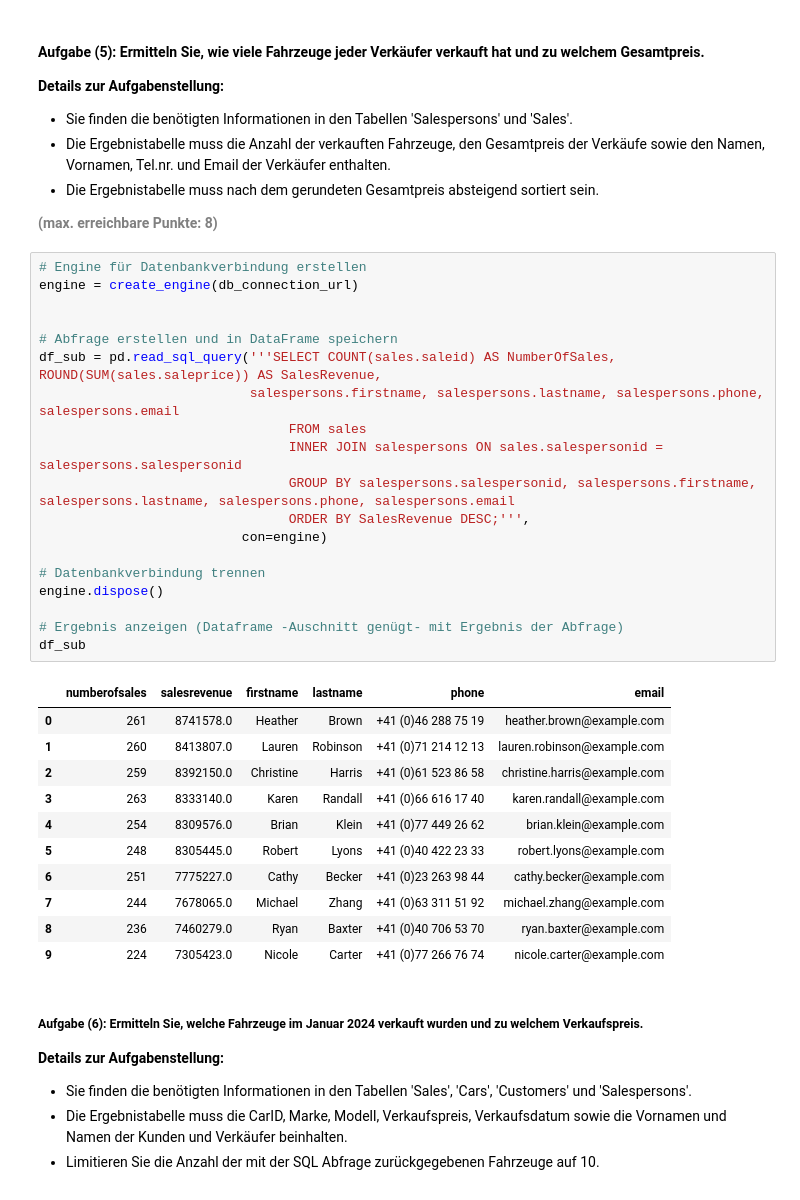
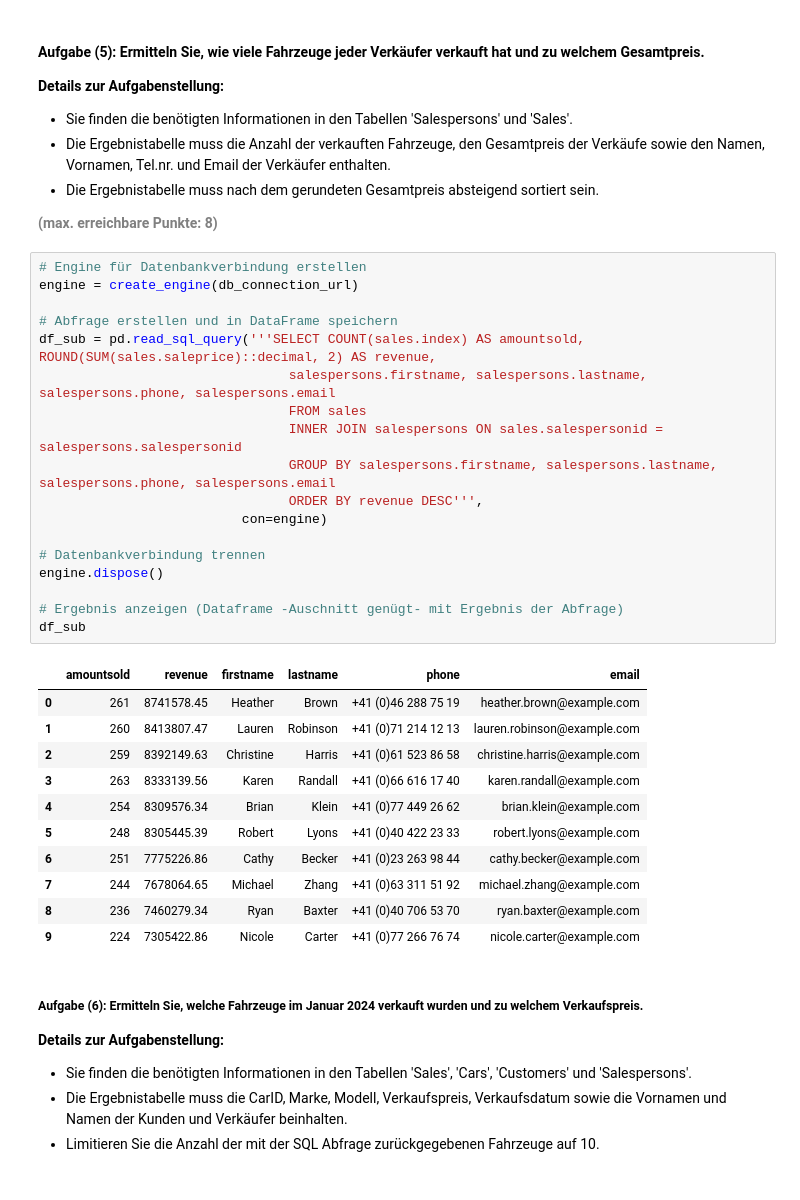
Before and after one commit to zempcol1/python_postgresql_pgadmin, a Jupyter notebook: HS24 EXAM/AP01_Mgmt_Nutzung_Relationale_Daten.ipynb, the cells around one changed output. Drawn from its saved outputs; the diff is of its cells as text.

```diff
--- a/HS24 EXAM/AP01_Mgmt_Nutzung_Relationale_Daten.ipynb
+++ b/HS24 EXAM/AP01_Mgmt_Nutzung_Relationale_Daten.ipynb
@@ -332,34 +327,33 @@ df_sub
 # %%
 # Engine für Datenbankverbindung erstellen
 engine = create_engine(db_connection_url)
 
-
 # Abfrage erstellen und in DataFrame speichern
-df_sub = pd.read_sql_query('''SELECT COUNT(sales.saleid) AS NumberOfSales, ROUND(SUM(sales.saleprice)) AS SalesRevenue,
-                           salespersons.firstname, salespersons.lastname, salespersons.phone, salespersons.email
+df_sub = pd.read_sql_query('''SELECT COUNT(sales.index) AS amountsold, ROUND(SUM(sales.saleprice)::decimal, 2) AS revenue,
+                                salespersons.firstname, salespersons.lastname, salespersons.phone, salespersons.email
                                 FROM sales
                                 INNER JOIN salespersons ON sales.salespersonid = salespersons.salespersonid
-                                GROUP BY salespersons.salespersonid, salespersons.firstname, salespersons.lastname, salespersons.phone, salespersons.email
-                                ORDER BY SalesRevenue DESC;''',
+                                GROUP BY salespersons.firstname, salespersons.lastname, salespersons.phone, salespersons.email
+                                ORDER BY revenue DESC''',
                           con=engine)
 
 # Datenbankverbindung trennen
 engine.dispose()
 
 # Ergebnis anzeigen (Dataframe -Auschnitt genügt- mit Ergebnis der Abfrage)
 df_sub
 # %% [output]
-|  | numberofsales | salesrevenue | firstname | lastname | phone | email |
-| 0 | 261 | 8741578.0 | Heather | Brown | +41 (0)46 288 75 19 | heather.brown@example.com |
-| 1 | 260 | 8413807.0 | Lauren | Robinson | +41 (0)71 214 12 13 | lauren.robinson@example.com |
-| 2 | 259 | 8392150.0 | Christine | Harris | +41 (0)61 523 86 58 | christine.harris@example.com |
-| 3 | 263 | 8333140.0 | Karen | Randall | +41 (0)66 616 17 40 | karen.randall@example.com |
-| 4 | 254 | 8309576.0 | Brian | Klein | +41 (0)77 449 26 62 | brian.klein@example.com |
-| 5 | 248 | 8305445.0 | Robert | Lyons | +41 (0)40 422 23 33 | robert.lyons@example.com |
-| 6 | 251 | 7775227.0 | Cathy | Becker | +41 (0)23 263 98 44 | cathy.becker@example.com |
-| 7 | 244 | 7678065.0 | Michael | Zhang | +41 (0)63 311 51 92 | michael.zhang@example.com |
-| 8 | 236 | 7460279.0 | Ryan | Baxter | +41 (0)40 706 53 70 | ryan.baxter@example.com |
-| 9 | 224 | 7305423.0 | Nicole | Carter | +41 (0)77 266 76 74 | nicole.carter@example.com |
+|  | amountsold | revenue | firstname | lastname | phone | email |
+| 0 | 261 | 8741578.45 | Heather | Brown | +41 (0)46 288 75 19 | heather.brown@example.com |
+| 1 | 260 | 8413807.47 | Lauren | Robinson | +41 (0)71 214 12 13 | lauren.robinson@example.com |
+| 2 | 259 | 8392149.63 | Christine | Harris | +41 (0)61 523 86 58 | christine.harris@example.com |
+| 3 | 263 | 8333139.56 | Karen | Randall | +41 (0)66 616 17 40 | karen.randall@example.com |
+| 4 | 254 | 8309576.34 | Brian | Klein | +41 (0)77 449 26 62 | brian.klein@example.com |
+| 5 | 248 | 8305445.39 | Robert | Lyons | +41 (0)40 422 23 33 | robert.lyons@example.com |
+| 6 | 251 | 7775226.86 | Cathy | Becker | +41 (0)23 263 98 44 | cathy.becker@example.com |
+| 7 | 244 | 7678064.65 | Michael | Zhang | +41 (0)63 311 51 92 | michael.zhang@example.com |
+| 8 | 236 | 7460279.34 | Ryan | Baxter | +41 (0)40 706 53 70 | ryan.baxter@example.com |
+| 9 | 224 | 7305422.86 | Nicole | Carter | +41 (0)77 266 76 74 | nicole.carter@example.com |
 # %% [markdown]
 ##### <b>Aufgabe (6): Ermitteln Sie, welche Fahrzeuge im Januar 2024 verkauft wurden und zu welchem Verkaufspreis.</b>
 <b>Details zur Aufgabenstellung:</b>
```
Also changed, not shown: parts of 11 cells of this notebook, 1 other file.
